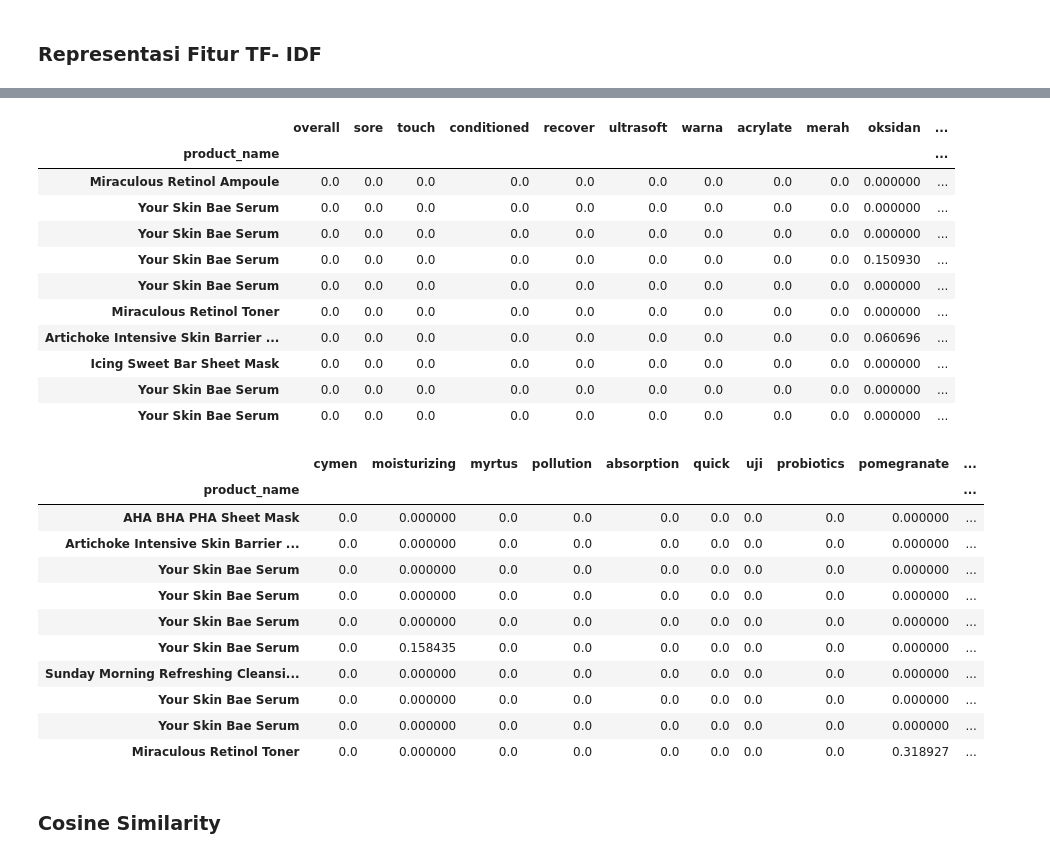
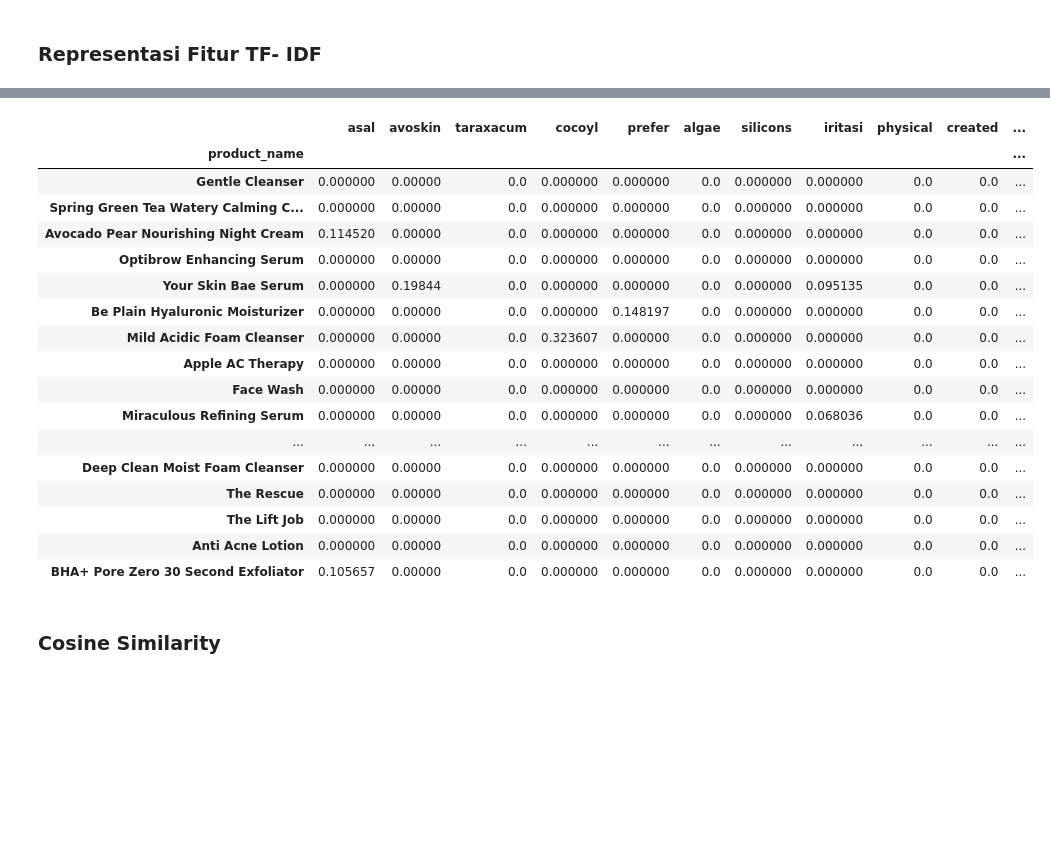
Before and after one commit to SriYanisaa/Sistem-Rekomendasi-Hybrid-FIltering, a Jupyter notebook: modeling_cf_cbf.ipynb, the cells around one changed output, grey strips where cells are left out. Drawn from its saved outputs; the diff is of its cells as text; code cells hidden in the pictures; blank space fills up the shorter version.

```diff
--- a/modeling_cf_cbf.ipynb
+++ b/modeling_cf_cbf.ipynb
@@ -96,15 +97,10 @@ data
 52035 rows × 13 columns
 # %%
 # Memisahkan data train (80%) dan sisa (20%)
-train_data, test_data = train_test_split(data, test_size=0.2, random_state=9)
-
-# Memisahkan sisa data menjadi data validation (50%) dan data test (50%)
-val_data, test_dev_data = train_test_split(test_data, test_size=0.5, random_state=9)
+df_train, df_val = train_test_split(data, train_size=0.8, random_state=77)
 
 # Output jumlah baris pada masing-masing dataset
-print("Jumlah baris pada train dataset:", len(train_data))
-print("Jumlah baris pada validation dataset:", len(val_data))
-print("Jumlah baris pada test dataset:", len(test_data))
-print("Jumlah baris pada test dev dataset :", len(test_dev_data))
+print("Jumlah baris pada train dataset:", len(df_train))
+print("Jumlah baris pada validation dataset:", len(df_val))
 # %% [output]
 Jumlah baris pada train dataset: 41628
@@ -148,0 +178,4 @@ print(tfidf_matrix_train)
+# %%
+# tampilkan data train berdasarkan description_processed agar tidak duplikat
+df_train_desc = df_train.drop_duplicates(subset=['description_processed'])
+df_train_desc
@@ -148,0 +196,5 @@ print(tfidf_matrix_train)
+# %%
+tfidf = TfidfVectorizer()
+tfidf_matrix_train = tfidf.fit_transform(df_train_desc['description_processed'])
+
+tfidf_matrix_train.shape
@@ -169,41 +223,28 @@ print(tfidf_matrix_test)
 # %%
 pd.DataFrame(
     tfidf_matrix_train.todense(),
     columns=tfidf.get_feature_names_out(),
-    index=train_data.product_name
-).sample(20, axis=1).sample(10, axis=0)
+    index=df_train_desc.product_name
+).sample(20, axis=1).sample(20, axis=0)
 # %% [output]
-|  | overall | sore | touch | conditioned | recover | ultrasoft | warna | acrylate | merah | oksidan | ... |
+|  | asal | avoskin | taraxacum | cocoyl | prefer | algae | silicons | iritasi | physical | created | ... |
 | product_name |  |  |  |  |  |  |  |  |  |  | ... |
-| Miraculous Retinol Ampoule | 0.0 | 0.0 | 0.0 | 0.0 | 0.0 | 0.0 | 0.0 | 0.0 | 0.0 | 0.000000 | ... |
-| Your Skin Bae Serum | 0.0 | 0.0 | 0.0 | 0.0 | 0.0 | 0.0 | 0.0 | 0.0 | 0.0 | 0.000000 | ... |
-| Your Skin Bae Serum | 0.0 | 0.0 | 0.0 | 0.0 | 0.0 | 0.0 | 0.0 | 0.0 | 0.0 | 0.000000 | ... |
-| Your Skin Bae Serum | 0.0 | 0.0 | 0.0 | 0.0 | 0.0 | 0.0 | 0.0 | 0.0 | 0.0 | 0.150930 | ... |
-| Your Skin Bae Serum | 0.0 | 0.0 | 0.0 | 0.0 | 0.0 | 0.0 | 0.0 | 0.0 | 0.0 | 0.000000 | ... |
-| Miraculous Retinol Toner | 0.0 | 0.0 | 0.0 | 0.0 | 0.0 | 0.0 | 0.0 | 0.0 | 0.0 | 0.000000 | ... |
-| Artichoke Intensive Skin Barrier ... | 0.0 | 0.0 | 0.0 | 0.0 | 0.0 | 0.0 | 0.0 | 0.0 | 0.0 | 0.060696 | ... |
-| Icing Sweet Bar Sheet Mask | 0.0 | 0.0 | 0.0 | 0.0 | 0.0 | 0.0 | 0.0 | 0.0 | 0.0 | 0.000000 | ... |
-| Your Skin Bae Serum | 0.0 | 0.0 | 0.0 | 0.0 | 0.0 | 0.0 | 0.0 | 0.0 | 0.0 | 0.000000 | ... |
-| Your Skin Bae Serum | 0.0 | 0.0 | 0.0 | 0.0 | 0.0 | 0.0 | 0.0 | 0.0 | 0.0 | 0.000000 | ... |
+| Gentle Cleanser | 0.000000 | 0.00000 | 0.0 | 0.000000 | 0.000000 | 0.0 | 0.000000 | 0.000000 | 0.0 | 0.0 | ... |
+| Spring Green Tea Watery Calming C... | 0.000000 | 0.00000 | 0.0 | 0.000000 | 0.000000 | 0.0 | 0.000000 | 0.000000 | 0.0 | 0.0 | ... |
+| Avocado Pear Nourishing Night Cream | 0.114520 | 0.00000 | 0.0 | 0.000000 | 0.000000 | 0.0 | 0.000000 | 0.000000 | 0.0 | 0.0 | ... |
+| Optibrow Enhancing Serum | 0.000000 | 0.00000 | 0.0 | 0.000000 | 0.000000 | 0.0 | 0.000000 | 0.000000 | 0.0 | 0.0 | ... |
+| Your Skin Bae Serum | 0.000000 | 0.19844 | 0.0 | 0.000000 | 0.000000 | 0.0 | 0.000000 | 0.095135 | 0.0 | 0.0 | ... |
+| Be Plain Hyaluronic Moisturizer | 0.000000 | 0.00000 | 0.0 | 0.000000 | 0.148197 | 0.0 | 0.000000 | 0.000000 | 0.0 | 0.0 | ... |
+| Mild Acidic Foam Cleanser | 0.000000 | 0.00000 | 0.0 | 0.323607 | 0.000000 | 0.0 | 0.000000 | 0.000000 | 0.0 | 0.0 | ... |
+| Apple AC Therapy | 0.000000 | 0.00000 | 0.0 | 0.000000 | 0.000000 | 0.0 | 0.000000 | 0.000000 | 0.0 | 0.0 | ... |
+| Face Wash | 0.000000 | 0.00000 | 0.0 | 0.000000 | 0.000000 | 0.0 | 0.000000 | 0.000000 | 0.0 | 0.0 | ... |
+| Miraculous Refining Serum | 0.000000 | 0.00000 | 0.0 | 0.000000 | 0.000000 | 0.0 | 0.000000 | 0.068036 | 0.0 | 0.0 | ... |
+| ... | ... | ... | ... | ... | ... | ... | ... | ... | ... | ... | ... |
+| Deep Clean Moist Foam Cleanser | 0.000000 | 0.00000 | 0.0 | 0.000000 | 0.000000 | 0.0 | 0.000000 | 0.000000 | 0.0 | 0.0 | ... |
+| The Rescue | 0.000000 | 0.00000 | 0.0 | 0.000000 | 0.000000 | 0.0 | 0.000000 | 0.000000 | 0.0 | 0.0 | ... |
+| The Lift Job | 0.000000 | 0.00000 | 0.0 | 0.000000 | 0.000000 | 0.0 | 0.000000 | 0.000000 | 0.0 | 0.0 | ... |
+| Anti Acne Lotion | 0.000000 | 0.00000 | 0.0 | 0.000000 | 0.000000 | 0.0 | 0.000000 | 0.000000 | 0.0 | 0.0 | ... |
+| BHA+ Pore Zero 30 Second Exfoliator | 0.105657 | 0.00000 | 0.0 | 0.000000 | 0.000000 | 0.0 | 0.000000 | 0.000000 | 0.0 | 0.0 | ... |
-# %%
-pd.DataFrame(
-    tfidf_matrix_test.todense(),
-    columns=tfidf.get_feature_names_out(),
-    index=test_data.product_name
-).sample(20, axis=1).sample(10, axis=0)
-# %% [output]
-|  | cymen | moisturizing | myrtus | pollution | absorption | quick | uji | probiotics | pomegranate | ... |
-| product_name |  |  |  |  |  |  |  |  |  | ... |
-| AHA BHA PHA Sheet Mask | 0.0 | 0.000000 | 0.0 | 0.0 | 0.0 | 0.0 | 0.0 | 0.0 | 0.000000 | ... |
-| Artichoke Intensive Skin Barrier ... | 0.0 | 0.000000 | 0.0 | 0.0 | 0.0 | 0.0 | 0.0 | 0.0 | 0.000000 | ... |
-| Your Skin Bae Serum | 0.0 | 0.000000 | 0.0 | 0.0 | 0.0 | 0.0 | 0.0 | 0.0 | 0.000000 | ... |
-| Your Skin Bae Serum | 0.0 | 0.000000 | 0.0 | 0.0 | 0.0 | 0.0 | 0.0 | 0.0 | 0.000000 | ... |
-| Your Skin Bae Serum | 0.0 | 0.000000 | 0.0 | 0.0 | 0.0 | 0.0 | 0.0 | 0.0 | 0.000000 | ... |
-| Your Skin Bae Serum | 0.0 | 0.158435 | 0.0 | 0.0 | 0.0 | 0.0 | 0.0 | 0.0 | 0.000000 | ... |
-| Sunday Morning Refreshing Cleansi... | 0.0 | 0.000000 | 0.0 | 0.0 | 0.0 | 0.0 | 0.0 | 0.0 | 0.000000 | ... |
-| Your Skin Bae Serum | 0.0 | 0.000000 | 0.0 | 0.0 | 0.0 | 0.0 | 0.0 | 0.0 | 0.000000 | ... |
-| Your Skin Bae Serum | 0.0 | 0.000000 | 0.0 | 0.0 | 0.0 | 0.0 | 0.0 | 0.0 | 0.000000 | ... |
-| Miraculous Retinol Toner | 0.0 | 0.000000 | 0.0 | 0.0 | 0.0 | 0.0 | 0.0 | 0.0 | 0.318927 | ... |
 # %% [markdown]
 ### Cosine Similarity
 # %%
```
Also changed, not shown: parts of 17 cells of this notebook.
